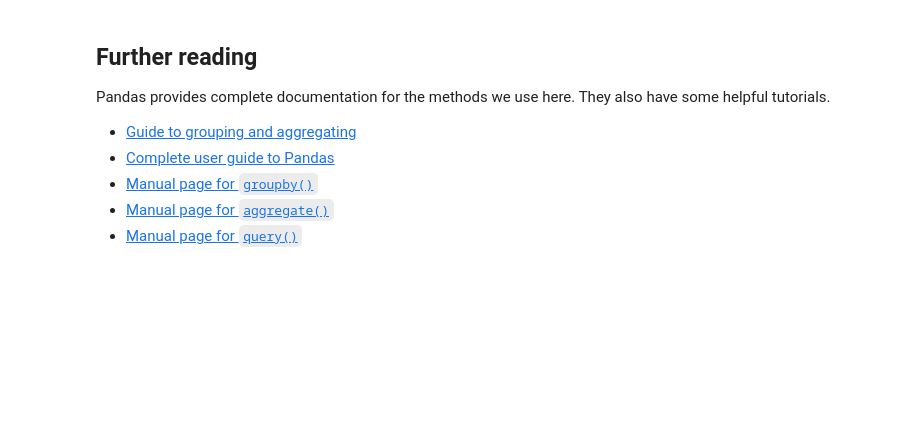
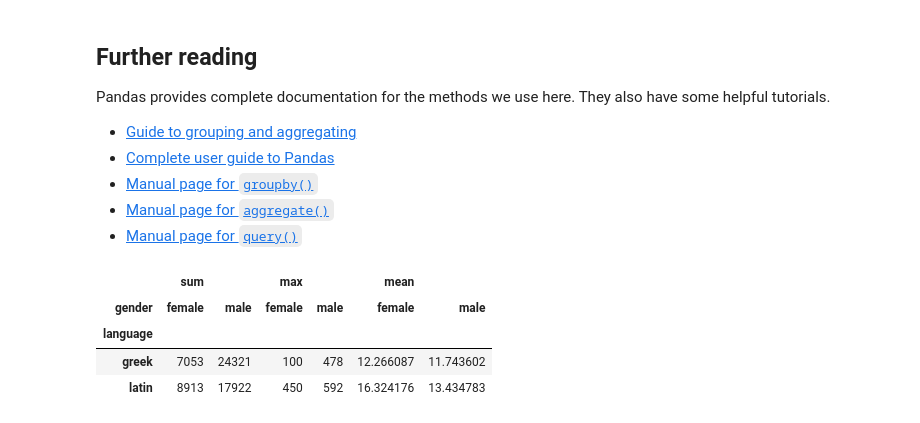
Before and after one commit to cwf2/style_2025, a Jupyter notebook: Tabular data primer.ipynb, the cells around one changed output. Cells and saved outputs as stored; diff of their text form; code cells hidden in the pictures; blank space fills up the shorter version.

```diff
--- a/Tabular data primer.ipynb
+++ b/Tabular data primer.ipynb
@@ -337,3 +337,20 @@ Pandas provides complete documentation for the methods we use here. They also ha
 - [Manual page for `groupby()`](https://pandas.pydata.org/docs/reference/api/pandas.DataFrame.groupby.html)
 - [Manual page for `aggregate()`](https://pandas.pydata.org/docs/reference/api/pandas.core.groupby.DataFrameGroupBy.aggregate.html)
 - [Manual page for `query()`](https://pandas.pydata.org/docs/reference/api/pandas.DataFrame.query.html)
+# %%
+(
+    table
+    .query("gender in ['male', 'female']")
+    .pivot_table(
+        index = "language",
+        columns = "gender",
+        values = "num_lines",
+        aggfunc = ["sum", "max", "mean"],
+    )
+)
+# %% [output]
+|  | sum |  | max |  | mean |  |
+| gender | female | male | female | male | female | male |
+| language |  |  |  |  |  |  |
+| greek | 7053 | 24321 | 100 | 478 | 12.266087 | 11.743602 |
+| latin | 8913 | 17922 | 450 | 592 | 16.324176 | 13.434783 |
```
Also changed, not shown: parts of 1 cell of this notebook, 2 other files.
